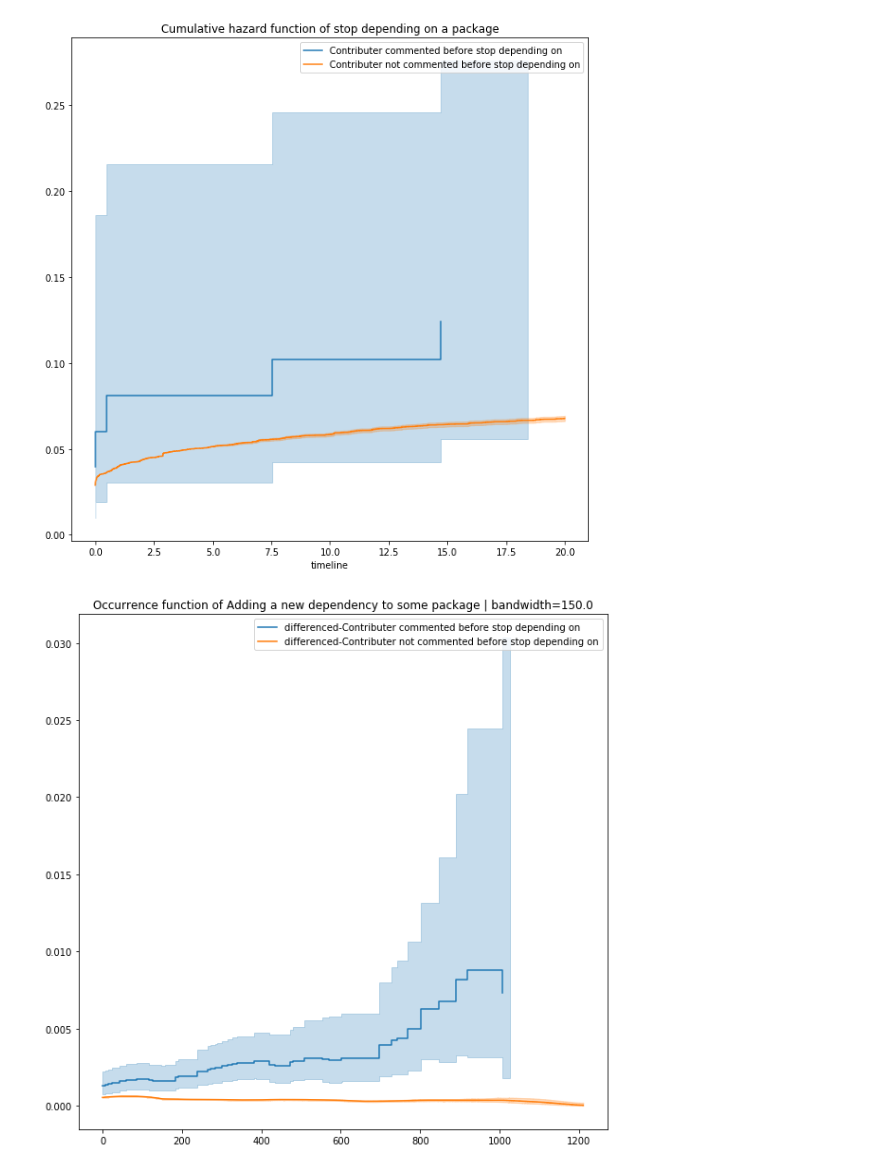
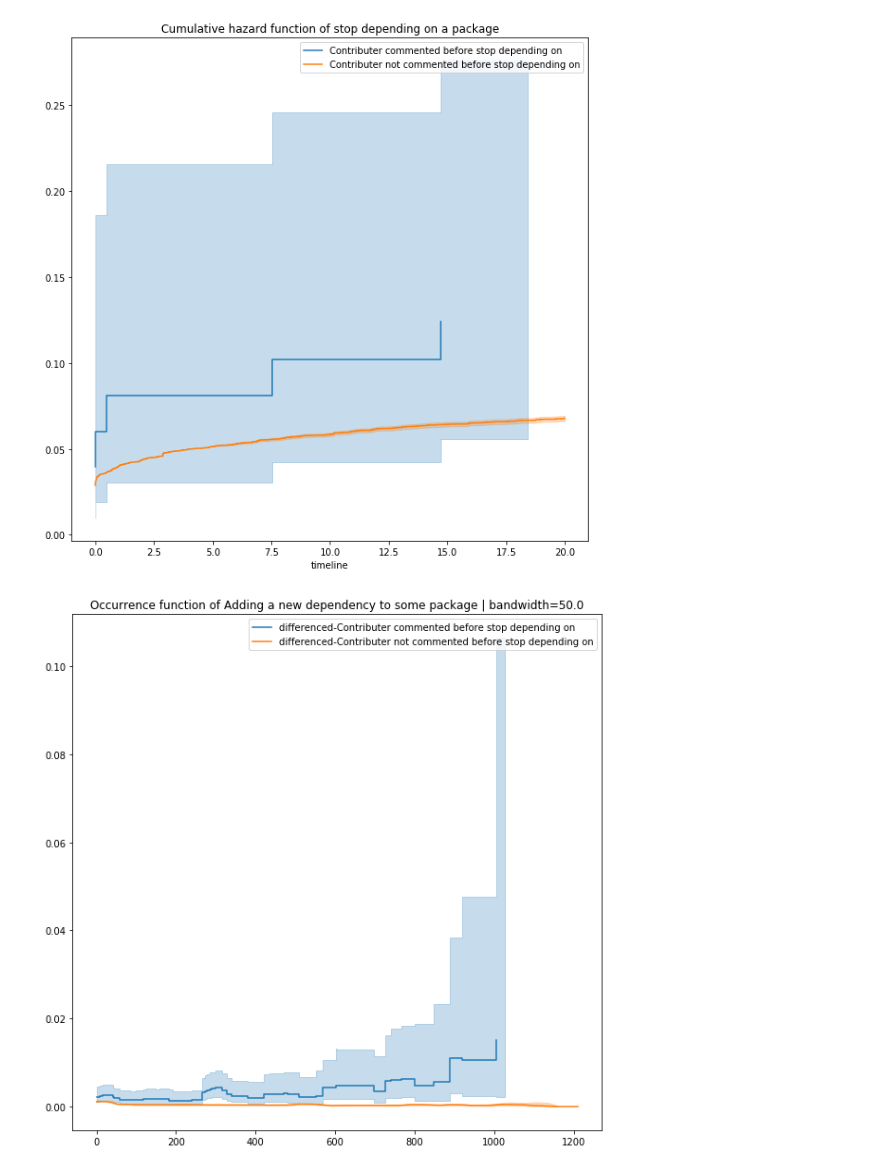
Before and after one commit to MehdiGol/PackagesDependencies-Contributors-Relationship, a Jupyter notebook: notebooks/Question 4.ipynb, the cells around one changed output. Saved outputs shown, nothing was run; the diff lists cells and outputs as text; code cells hidden in the pictures.

```diff
--- a/notebooks/Question 4.ipynb
+++ b/notebooks/Question 4.ipynb
@@ -27,6 +27,9 @@ palet = seaborn.color_palette('hls', 8)[0:6]
 # %% [markdown]
 ## Load comments
 # %%
-all_comments = read_comments();
-all_comments = all_comments[lambda x: x['author_assoc'] != 'NONE'][lambda x: x['author_assoc'] != 'MEMBER']
-all_comments['created_at'] = pandas.to_datetime(all_comments['created_at'])
+all_comments = (
+    read_comments()
+    [lambda x: x['author_assoc'] != 'NONE']
+    .assign(created_at= lambda x: pandas.to_datetime(x['created_at']))
+)
+all_comments.head()
@@ -42,8 +36,11 @@ all_comments.head()
 # %% [markdown]
 ### Load package dependencies
 # %%
-df_pckdpnd = pandas.read_csv('../data/package_dependencies_time.csv.gz',compression='gzip',parse_dates=['fst_release','lst_release','first_time','last_time'])
-df_pckdpnd = df_pckdpnd.drop(df_pckdpnd.columns[0],axis=1)
+df_pckdpnd = (
+    pandas.read_csv('../data/package_dependencies_time.csv.gz',compression='gzip',
+                    parse_dates=['fst_release','lst_release','first_time','last_time'])
+    .iloc[:,1:]
+)
 df_pckdpnd.shape
 # %% [output]
 (48597, 10)
@@ -71,4 +70,10 @@ def check_comments(row):
 # %%
 df_pckdpnd['done'] = df_pckdpnd.apply(lambda row: check_comments(row),axis=1)
 # %%
-df_data = df_pckdpnd.drop('done',axis=1).merge(new_data,left_on=['package','target'],right_on=['Name','target']).drop('Name',axis=1)
+df_data = (
+    df_pckdpnd
+    .drop('done',axis=1)
+    .merge(new_data,left_on=['package','target'],right_on=['Name','target'])
+    .drop('Name',axis=1)
+)
+df_data.head()
@@ -253,11 +251,11 @@ plt.title("Cumulative hazard function of stop depending on a package");
 # %% [output]
 [figure]
 # %%
-b = 150
+b = 50
 naf.fit(cmnt['period'], event_observed=cmnt['removed'], label="Contributer commented before stop depending on")
 ax = naf.plot_hazard(bandwidth=b)
 naf.fit(ncmnt['period'], event_observed=ncmnt['removed'], label="Contributer not commented before stop depending on")
 naf.plot_hazard(ax=ax, bandwidth=b)
 plt.title("Occurrence function of Adding a new dependency to some package | bandwidth=%.1f"%b);
 # %% [output]
-[figure, old version]
+[figure, new version]
```
Also changed, not shown: parts of 7 cells of this notebook, 4 other files.
